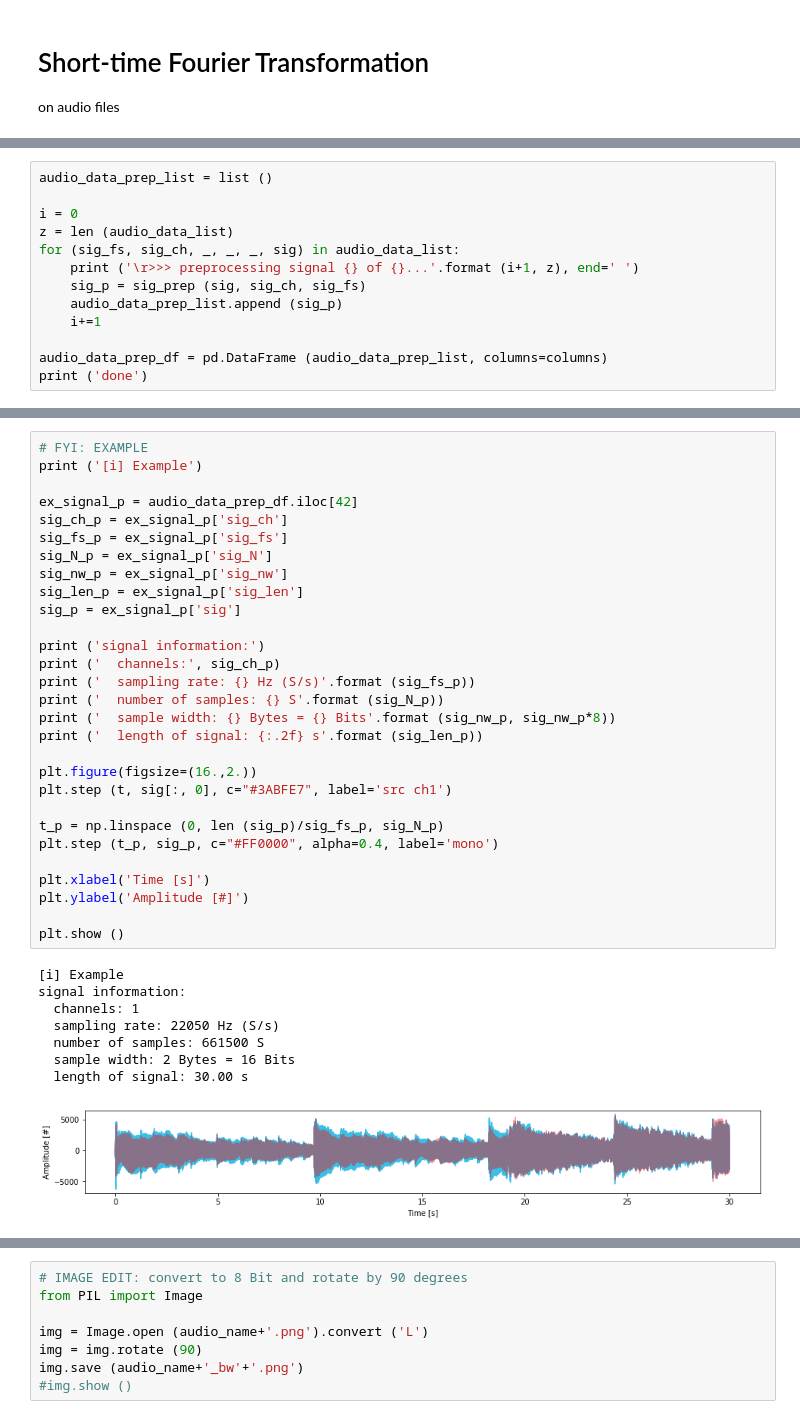
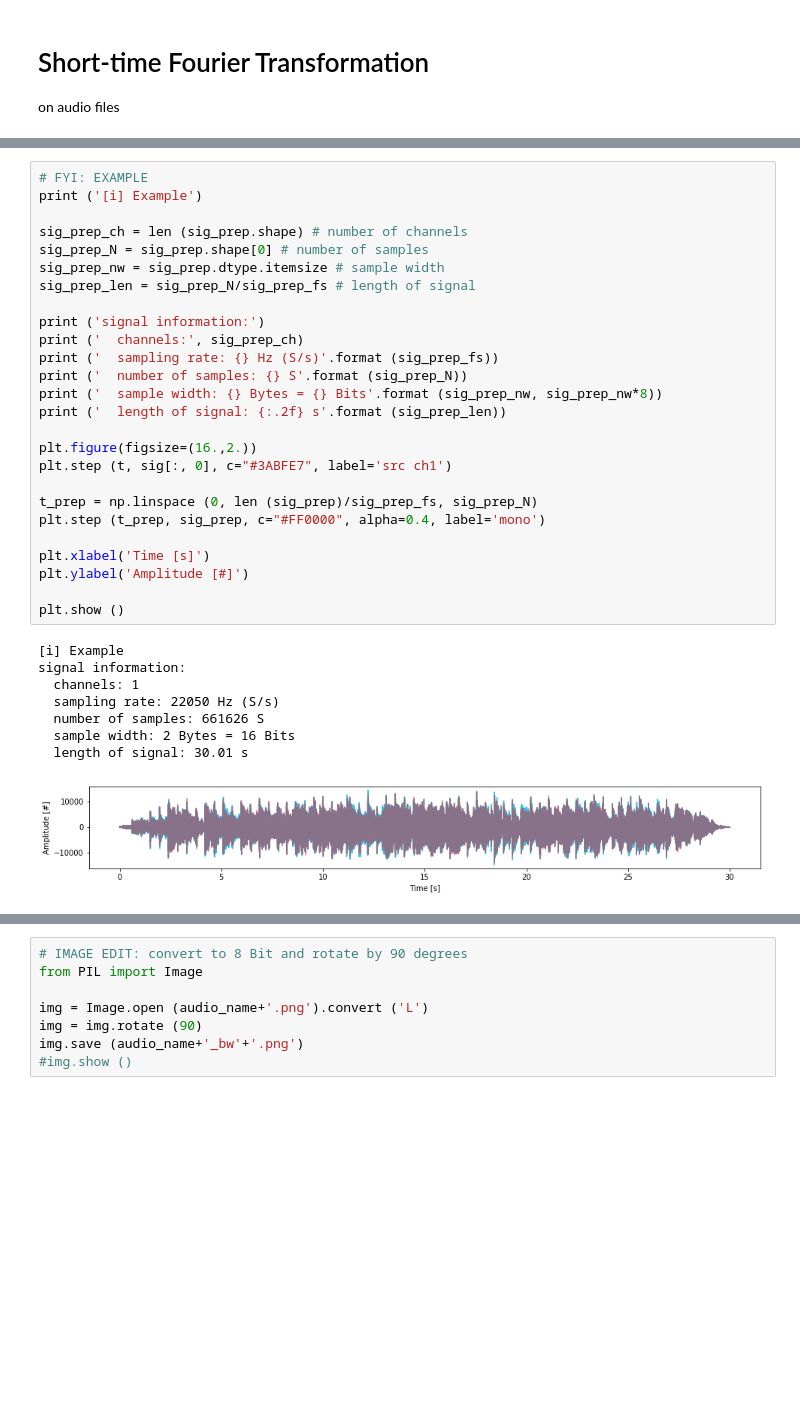
Before and after one commit to damilo/keyestcnn, a Jupyter notebook: 00.hlp/fft/fft.ipynb, the cells around one changed output, grey strips where cells are left out. Saved outputs shown, nothing was run; the diff lists cells and outputs as text; blank space fills up the shorter version.

```diff
--- a/00.hlp/fft/fft.ipynb
+++ b/00.hlp/fft/fft.ipynb
@@ -178,13 +352,0 @@ def sig_prep (sig, sig_ch=2, sig_fs=44100):
-# %%
-audio_data_prep_list = list ()
-
-i = 0
-z = len (audio_data_list)
-for (sig_fs, sig_ch, _, _, _, sig) in audio_data_list:
-    print ('\r>>> preprocessing signal {} of {}...'.format (i+1, z), end=' ')
-    sig_p = sig_prep (sig, sig_ch, sig_fs)
-    audio_data_prep_list.append (sig_p)
-    i+=1
-
-audio_data_prep_df = pd.DataFrame (audio_data_prep_list, columns=columns)
-print ('done')
@@ -201,38 +353,35 @@ display (audio_data_prep_df.sample (3))
 # %%
 # FYI: EXAMPLE
 print ('[i] Example')
 
-ex_signal_p = audio_data_prep_df.iloc[42]
-sig_ch_p = ex_signal_p['sig_ch']
-sig_fs_p = ex_signal_p['sig_fs']
-sig_N_p = ex_signal_p['sig_N']
-sig_nw_p = ex_signal_p['sig_nw']
-sig_len_p = ex_signal_p['sig_len']
-sig_p = ex_signal_p['sig']
+sig_prep_ch = len (sig_prep.shape) # number of channels
+sig_prep_N = sig_prep.shape[0] # number of samples
+sig_prep_nw = sig_prep.dtype.itemsize # sample width
+sig_prep_len = sig_prep_N/sig_prep_fs # length of signal
 
 print ('signal information:')
-print ('  channels:', sig_ch_p)
-print ('  sampling rate: {} Hz (S/s)'.format (sig_fs_p))
-print ('  number of samples: {} S'.format (sig_N_p))
-print ('  sample width: {} Bytes = {} Bits'.format (sig_nw_p, sig_nw_p*8))
-print ('  length of signal: {:.2f} s'.format (sig_len_p))
+print ('  channels:', sig_prep_ch)
+print ('  sampling rate: {} Hz (S/s)'.format (sig_prep_fs))
+print ('  number of samples: {} S'.format (sig_prep_N))
+print ('  sample width: {} Bytes = {} Bits'.format (sig_prep_nw, sig_prep_nw*8))
+print ('  length of signal: {:.2f} s'.format (sig_prep_len))
 
 plt.figure(figsize=(16.,2.))
 plt.step (t, sig[:, 0], c="#3ABFE7", label='src ch1')
 
-t_p = np.linspace (0, len (sig_p)/sig_fs_p, sig_N_p)
-plt.step (t_p, sig_p, c="#FF0000", alpha=0.4, label='mono')
+t_prep = np.linspace (0, len (sig_prep)/sig_prep_fs, sig_prep_N)
+plt.step (t_prep, sig_prep, c="#FF0000", alpha=0.4, label='mono')
 
 plt.xlabel('Time [s]')
 plt.ylabel('Amplitude [#]')
 
 plt.show ()
 # %% [output]
 [i] Example
 signal information:
   channels: 1
   sampling rate: 22050 Hz (S/s)
-  number of samples: 661500 S
+  number of samples: 661626 S
   sample width: 2 Bytes = 16 Bits
-  length of signal: 30.00 s
+  length of signal: 30.01 s
-[figure, old version]
+[figure, new version]
```
Also changed, not shown: parts of 30 cells of this notebook, 1 other file.
